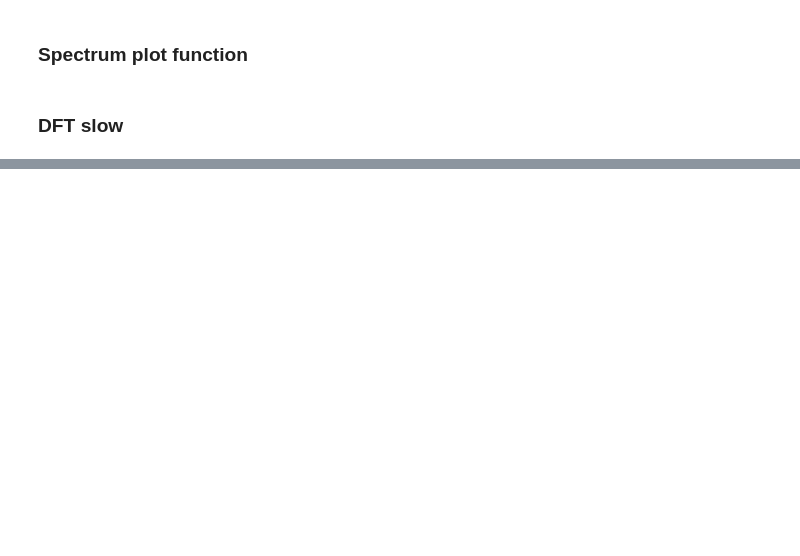
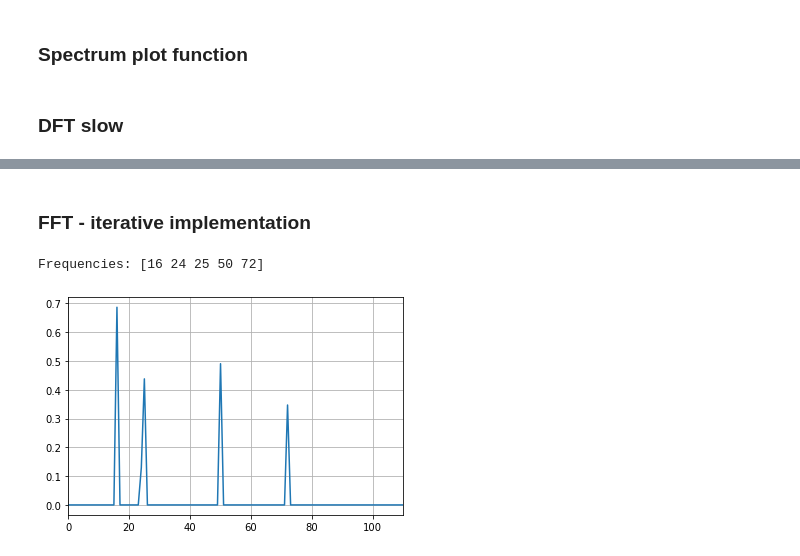
Before and after one commit to LukaszSzarecki/audio_python, a Jupyter notebook: jupyters/fft_spectrums.ipynb, the cells around one changed output, grey strips where cells are left out. Drawn from its saved outputs; the diff is of its cells as text; code cells hidden in the pictures; blank space fills up the shorter version.

```diff
--- a/jupyters/fft_spectrums.ipynb
+++ b/jupyters/fft_spectrums.ipynb
@@ -72,0 +79,11 @@ array([15, 21, 41, 74, 93])
+# %% [markdown]
+### FFT - iterative implementation
+# %%
+from algorithms.fft_iterative import fft_iterative
+y_fft_it = fft_iterative(sig1.y)
+
+print(f'Frequencies: {np.sort(sig1.freqs)}')
+show_spectrum_plot(y_fft_it)
+# %% [output]
+Frequencies: [16 24 25 50 72]
+[figure, added]
```
Also changed, not shown: parts of 8 cells of this notebook.
